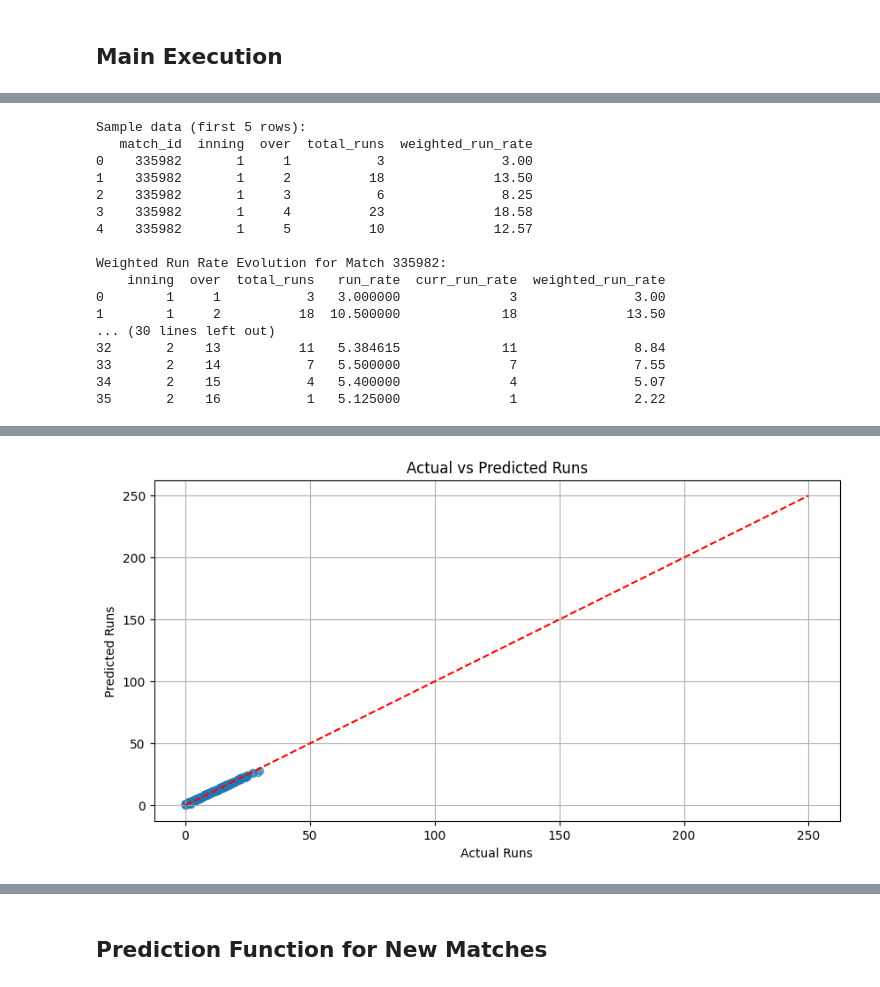
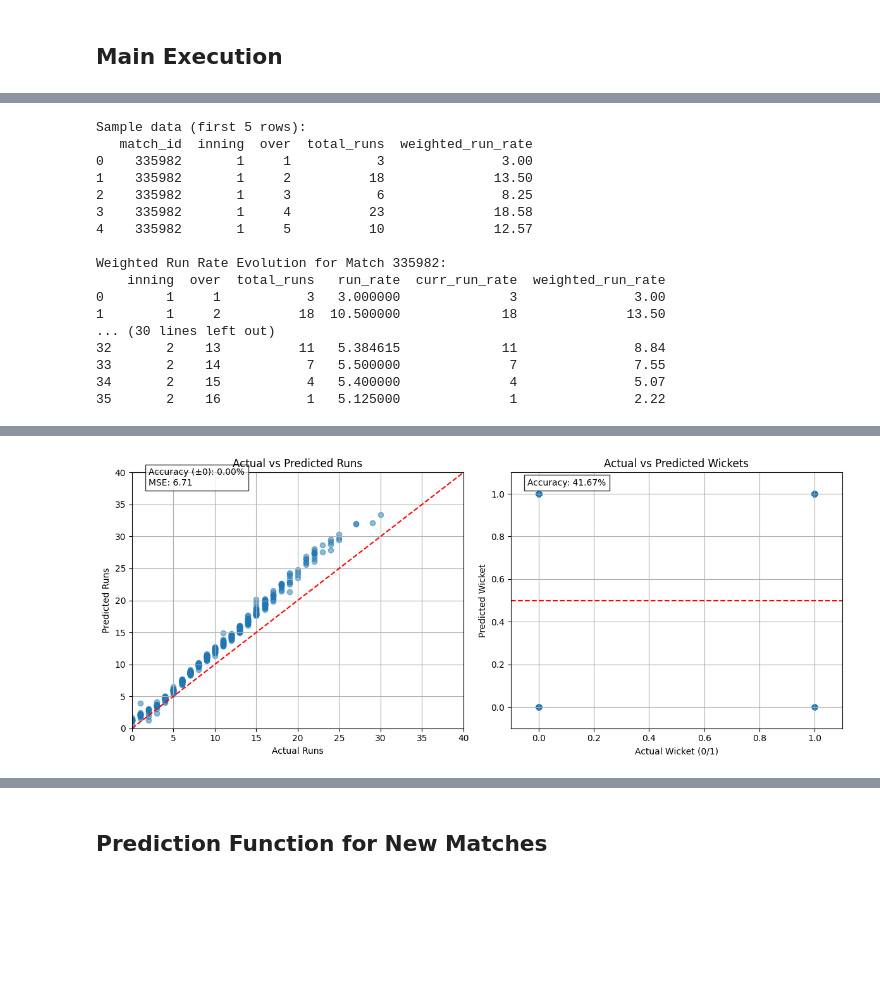
Before and after one commit to Yosemite0/Score_Predictor, a Jupyter notebook: nn2.ipynb, the cells around one changed output, grey strips where cells are left out. Saved outputs shown, nothing was run; the diff lists cells and outputs as text; code cells hidden in the pictures; blank space fills up the shorter version.

```diff
--- a/nn2.ipynb
+++ b/nn2.ipynb
@@ -321,9 +369,9 @@ class IPLMatchDataset(Dataset):
         self.index_map = index_map
         self.sequence = sequence
 
-        # Default target columns if none specified - updating to match available columns
+        # Default target columns if none specified
         if target_cols is None:
-            # Change from 'total_score', 'total_wickets' to columns that actually exist
+            # Using 'total_runs' and 'is_wicket' as target columns
             self.target_cols = ['total_runs', 'is_wicket']
         else:
             self.target_cols = target_cols
@@ -472,7 +520,7 @@ class IPLScorePredictor(nn.Module):
     final scores and wickets.
     """
 
-    def __init__(self, input_size, hidden_size=64, num_layers=2, dropout=0.3, output_size=2):
+    def __init__(self, input_size, hidden_size=64, num_layers=2, dropout=0.3, output_size=2, temperature=1.0):
         """Initialize the model.
 
         Args:
@@ -481,11 +529,13 @@ class IPLScorePredictor(nn.Module):
             num_layers: Number of LSTM layers
             dropout: Dropout probability
             output_size: Size of output (typically 2 for runs and wickets)
+            temperature: Controls randomness in predictions (higher = more random)
         """
         super(IPLScorePredictor, self).__init__()
 
         self.hidden_size = hidden_size
         self.num_layers = num_layers
+        self.temperature = temperature
 
         # LSTM layers
         self.lstm = nn.LSTM(
@@ -505,7 +555,7 @@ class IPLScorePredictor(nn.Module):
         logger.info(
             f"Initialized model: input_size={input_size}, "
             f"hidden_size={hidden_size}, num_layers={num_layers}, "
-            f"dropout={dropout}, output_size={output_size}"
+            f"dropout={dropout}, output_size={output_size}, temperature={temperature}"
         )
 
     def forward(self, x, seq_lengths=None):
@@ -550,7 +600,13 @@ class IPLScorePredictor(nn.Module):
         out = self.fc1(out)
         out = self.relu(out)
         out = self.dropout(out)
-        out = self.fc2(out)  # Output contains both runs prediction and wicket logits
+        out = self.fc2(out)
+
+        # Apply temperature scaling for controlling randomness
+        # Higher temperature makes distribution more uniform (more random)
+        # Lower temperature makes it more peaked (more deterministic)
+        if self.temperature != 1.0 and self.training:
+            out = out / self.temperature
 
         return out
 # %% [markdown]
@@ -986,16 +1035,18 @@ def plot_training_history(history, save_dir='results'):
 ## Main Execution
 # %%
 # Example usage of the modularized functions
-def main(use_cached_data=True, train_new_model=True, sequence_mode=True):
+def main(use_cached_data=True, train_new_model=True, sequence_mode=True, save_split_data=True):
     """Main execution function for the IPL score prediction model.
 
     Args:
         use_cached_data: Whether to use previously processed data
         train_new_model: Whether to train a new model or load an existing one
         sequence_mode: Whether to use sequence mode for modeling
+        save_split_data: Whether to save split data to separate folders
     """
     logger.info(f"Starting IPL Score Predictor with settings: use_cached_data={use_cached_data}, "
-                f"train_new_model={train_new_model}, sequence_mode={sequence_mode}")
+                f"train_new_model={train_new_model}, sequence_mode={sequence_mode}, "
+                f"save_split_data={save_split_data}")
 
     # Data processing parameters
     input_path = 'cleaned_data/updated_over_by_over_data_set.csv'
@@ -1005,10 +1056,10 @@ def main(use_cached_data=True, train_new_model=True, sequence_mode=True):
     if use_cached_data and os.path.exists(output_path):
         logger.info(f"Loading processed data from {output_path}")
         df = pd.read_csv(output_path)
-        data = process_and_prepare_data(input_path, output_path, alpha=0.7)
+        data = process_and_prepare_data(input_path, output_path, alpha=0.7, save_split_data=save_split_data)
     else:
         logger.info("Processing raw data")
-        data = process_and_prepare_data(input_path, output_path, alpha=0.7)
+        data = process_and_prepare_data(input_path, output_path, alpha=0.7, save_split_data=save_split_data)
 
     if data is None:
         logger.error("Failed to load or process data. Exiting.")
@@ -1051,16 +1102,17 @@ def main(use_cached_data=True, train_new_model=True, sequence_mode=True):
             'hidden_size': 64,
             'num_layers': 2,
             'dropout': 0.3,
-            'output_size': 2  # Runs and wickets
+            'output_size': 2,
+            'temperature': 1.2
         },
         'training_params': {
             'learning_rate': 0.001,
             'batch_size': 32,
-            'epochs': 50,
+            'epochs': 32,
             'patience': 10,
             'sequence_mode': sequence_mode,
             'runs_weight': 1.0,
-            'wicket_weight': 1.0
+            'wicket_weight': 1
         },
         'feature_info': {
             'numerical_features': data['numerical_features'],
@@ -1097,7 +1149,7 @@ def main(use_cached_data=True, train_new_model=True, sequence_mode=True):
         plot_training_history(history)
 
         # Save model with configuration
-        save_model_with_config(model, model_config)
+        save_model_with_config(model, model_config, data['scaler'], data['team_encoder'])
     else:
         logger.info("Loading existing model")
         model, loaded_config = load_model_with_config(IPLScorePredictor)
@@ -1117,63 +1169,45 @@ def main(use_cached_data=True, train_new_model=True, sequence_mode=True):
 
     # Print comprehensive evaluation results
     print("\nEvaluation Results:")
-    print(f"Overall Test Loss: {results['test_loss']:.4f} (Run: {results['test_run_loss']:.4f}, Wicket: {results['test_wicket_loss']:.4f})")
-    print(f"Run MAE: {results['run_mae']:.2f} runs")
-    print(f"Run RMSE: {results['run_rmse']:.2f} runs")
-    print(f"Wicket Accuracy: {results['wicket_accuracy']:.2%}")
-    print(f"Wicket Precision: {results['wicket_precision']:.2%}")
-    print(f"Wicket Recall: {results['wicket_recall']:.2%}")
-    print(f"Wicket F1 Score: {results['wicket_f1']:.2%}")
-    print("\nWicket Confusion Matrix:")
-    cm = results['confusion_matrix']
-    print(f"True Positives: {cm['true_positives']}, False Positives: {cm['false_positives']}")
-    print(f"False Negatives: {cm['false_negatives']}, True Negatives: {cm['true_negatives']}")
+    print(f"Overall Test Loss: {results['loss']:.4f}")
+    print(f"Runs Accuracy: {results['runs_accuracy']:.2%}")
+    print(f"Runs MSE: {results['runs_mse']:.2f}")
+    print(f"Wickets Accuracy: {results['wickets_accuracy']:.2%}")
 
     # Create results directory if it doesn't exist
     os.makedirs('results', exist_ok=True)
 
+    MAX_RUNS_PER_OVER = 40  # Maximum possible runs in an over
+
     # Visualize run predictions vs actual
     plt.figure(figsize=(10, 5))
-    plt.scatter(results['run_actuals'], results['run_predictions'], alpha=0.5)
-    plt.plot([0, 250], [0, 250], 'r--')
+    plt.scatter(results['runs_true'], results['runs_pred'], alpha=0.5)
+    plt.plot([0, MAX_RUNS_PER_OVER], [0, MAX_RUNS_PER_OVER], 'r--', label='Perfect Prediction')
     plt.title('Actual vs Predicted Runs')
     plt.xlabel('Actual Runs')
     plt.ylabel('Predicted Runs')
+    plt.xlim(0, MAX_RUNS_PER_OVER)
+    plt.ylim(0, MAX_RUNS_PER_OVER)
     plt.grid(True)
     plt.savefig(os.path.join('results', 'actual_vs_predicted_runs.png'))
     plt.show()
 
-    # Visualize wicket predictions (ROC curve)
-    from sklearn.metrics import roc_curve, auc
-    # Convert to binary format and ensure numpy arrays
-    wicket_actuals = np.array(results['wicket_actuals']).astype(int)
-    wicket_predictions = np.array(results['wicket_predictions'])
-
-    # Debug logging
-    logger.info(f"Wicket actuals range: [{wicket_actuals.min()}, {wicket_actuals.max()}]")
-    logger.info(f"Wicket predictions range: [{wicket_predictions.min():.3f}, {wicket_predictions.max():.3f}]")
-    logger.info(f"Unique wicket actual values: {np.unique(wicket_actuals)}")
-
-    # Calculate ROC curve
-    fpr, tpr, _ = roc_curve(wicket_actuals, wicket_predictions)
-    roc_auc = auc(fpr, tpr)
-
+    # Visualize wicket predictions
     plt.figure(figsize=(10, 5))
-    plt.plot(fpr, tpr, color='darkorange', lw=2, label=f'ROC curve (area = {roc_auc:.2f})')
-    plt.plot([0, 1], [0, 1], color='navy', lw=2, linestyle='--')
-    plt.xlim([0.0, 1.0])
-    plt.ylim([0.0, 1.05])
-    plt.xlabel('False Positive Rate')
-    plt.ylabel('True Positive Rate')
-    plt.title('Receiver Operating Characteristic (ROC) - Wicket Prediction')
-    plt.legend(loc="lower right")
+    plt.scatter(results['wickets_true'], results['wickets_pred'], alpha=0.5)
+    plt.axhline(y=0.5, color='r', linestyle='--', label='Decision Boundary')
+    plt.title('Actual vs Predicted Wickets')
+    plt.xlabel('Actual Wicket (0/1)')
+    plt.ylabel('Predicted Wicket')
+    plt.xlim(-0.1, 1.1)
+    plt.ylim(-0.1, 1.1)
     plt.grid(True)
-    plt.savefig(os.path.join('results', 'wicket_prediction_roc.png'))
+    plt.savefig(os.path.join('results', 'actual_vs_predicted_wickets.png'))
     plt.show()
 
     logger.info("IPL Score Predictor execution completed successfully")
     return model, results, criterion
 
 # Run the main function
-model, results, criterion = main(use_cached_data=True, train_new_model=True, sequence_mode=True)
+model, results, criterion = main(use_cached_data=True, train_new_model=True, sequence_mode=True, save_split_data=True)
 # %% [output]
@@ -1259 +1276 @@ False Negatives: 58, True Negatives: 120
-[figure, old version]
+[figure, new version]
```
Also changed, not shown: parts of 9 cells of this notebook, 26 other files.
